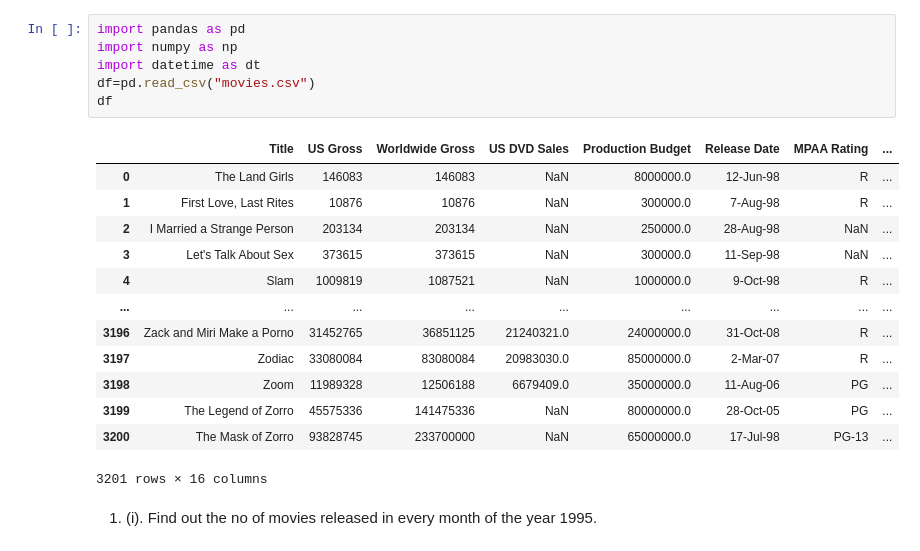
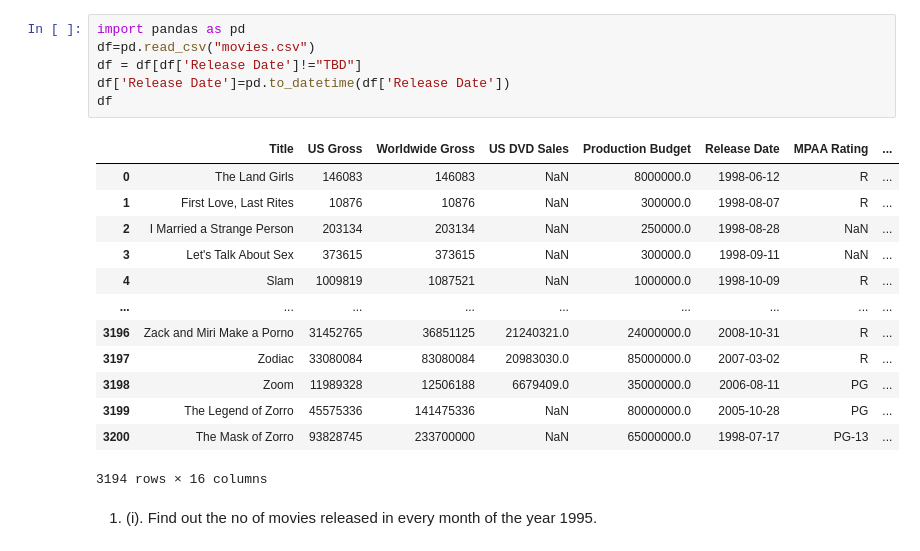
Before and after one commit to subhiksha9/DataAnalysisLab, a Jupyter notebook: movies.ipynb, the cells around one changed output. Cells and saved outputs as stored; diff of their text form.

```diff
--- a/movies.ipynb
+++ b/movies.ipynb
@@ -1,23 +1,23 @@
 # %%
 import pandas as pd
-import numpy as np
-import datetime as dt
 df=pd.read_csv("movies.csv")
+df = df[df['Release Date']!="TBD"]
+df['Release Date']=pd.to_datetime(df['Release Date'])
 df
 # %% [output]
 |  | Title | US Gross | Worldwide Gross | US DVD Sales | Production Budget | Release Date | MPAA Rating | ... |
-| 0 | The Land Girls | 146083 | 146083 | NaN | 8000000.0 | 12-Jun-98 | R | ... |
-| 1 | First Love, Last Rites | 10876 | 10876 | NaN | 300000.0 | 7-Aug-98 | R | ... |
-| 2 | I Married a Strange Person | 203134 | 203134 | NaN | 250000.0 | 28-Aug-98 | NaN | ... |
-| 3 | Let's Talk About Sex | 373615 | 373615 | NaN | 300000.0 | 11-Sep-98 | NaN | ... |
-| 4 | Slam | 1009819 | 1087521 | NaN | 1000000.0 | 9-Oct-98 | R | ... |
+| 0 | The Land Girls | 146083 | 146083 | NaN | 8000000.0 | 1998-06-12 | R | ... |
+| 1 | First Love, Last Rites | 10876 | 10876 | NaN | 300000.0 | 1998-08-07 | R | ... |
+| 2 | I Married a Strange Person | 203134 | 203134 | NaN | 250000.0 | 1998-08-28 | NaN | ... |
+| 3 | Let's Talk About Sex | 373615 | 373615 | NaN | 300000.0 | 1998-09-11 | NaN | ... |
+| 4 | Slam | 1009819 | 1087521 | NaN | 1000000.0 | 1998-10-09 | R | ... |
 | ... | ... | ... | ... | ... | ... | ... | ... | ... |
-| 3196 | Zack and Miri Make a Porno | 31452765 | 36851125 | 21240321.0 | 24000000.0 | 31-Oct-08 | R | ... |
-| 3197 | Zodiac | 33080084 | 83080084 | 20983030.0 | 85000000.0 | 2-Mar-07 | R | ... |
-| 3198 | Zoom | 11989328 | 12506188 | 6679409.0 | 35000000.0 | 11-Aug-06 | PG | ... |
-| 3199 | The Legend of Zorro | 45575336 | 141475336 | NaN | 80000000.0 | 28-Oct-05 | PG | ... |
-| 3200 | The Mask of Zorro | 93828745 | 233700000 | NaN | 65000000.0 | 17-Jul-98 | PG-13 | ... |
+| 3196 | Zack and Miri Make a Porno | 31452765 | 36851125 | 21240321.0 | 24000000.0 | 2008-10-31 | R | ... |
+| 3197 | Zodiac | 33080084 | 83080084 | 20983030.0 | 85000000.0 | 2007-03-02 | R | ... |
+| 3198 | Zoom | 11989328 | 12506188 | 6679409.0 | 35000000.0 | 2006-08-11 | PG | ... |
+| 3199 | The Legend of Zorro | 45575336 | 141475336 | NaN | 80000000.0 | 2005-10-28 | PG | ... |
+| 3200 | The Mask of Zorro | 93828745 | 233700000 | NaN | 65000000.0 | 1998-07-17 | PG-13 | ... |
-3201 rows × 16 columns
+3194 rows × 16 columns
 # %% [markdown]
 1.	 (i). Find out the no of movies released in every month of the year 1995.
 # %%
```
Also changed, not shown: parts of 8 cells of this notebook.
